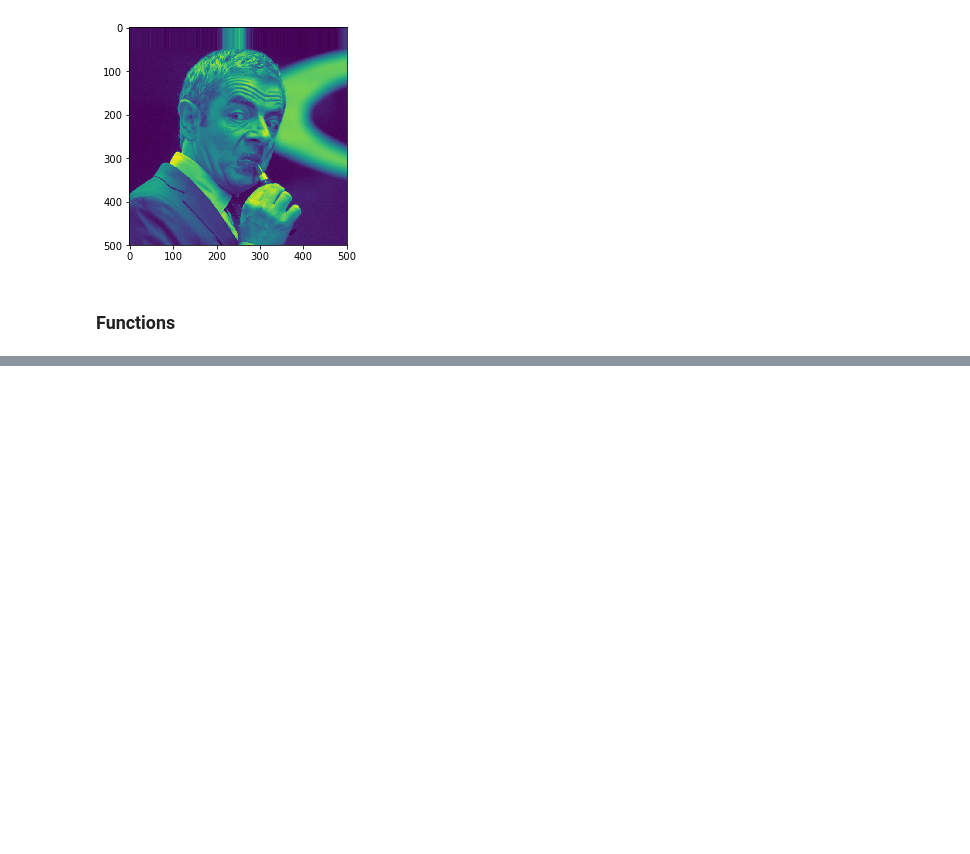
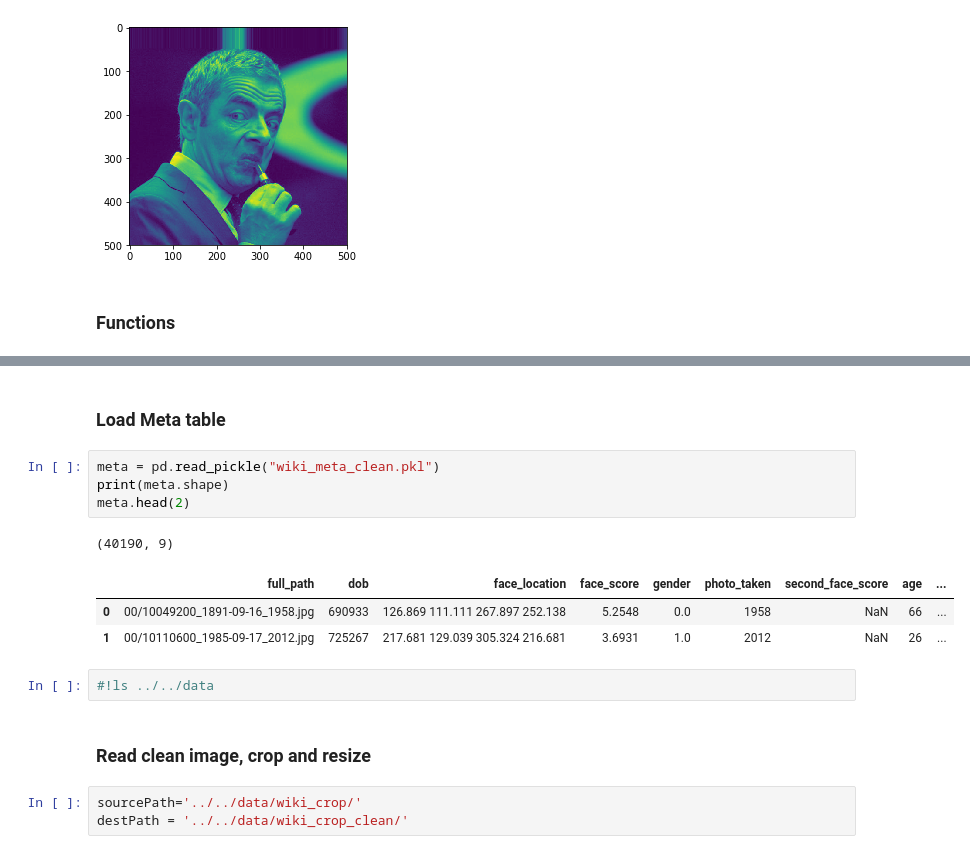
Before and after one commit to mbhuber/Insight-AI-Project, a Jupyter notebook: preprocess/test-preprocess.ipynb, the cells around one changed output, grey strips where cells are left out. Saved outputs shown, nothing was run; the diff lists cells and outputs as text; blank space fills up the shorter version.

```diff
--- a/preprocess/test-preprocess.ipynb
+++ b/preprocess/test-preprocess.ipynb
@@ -216,0 +103,18 @@ meta.age.hist(bins=30)
+# %% [markdown]
+### Load Meta table
+# %%
+meta = pd.read_pickle("wiki_meta_clean.pkl")
+print(meta.shape)
+meta.head(2)
+# %% [output]
+(40190, 9)
+|  | full_path | dob | face_location | face_score | gender | photo_taken | second_face_score | age | ... |
+| 0 | 00/10049200_1891-09-16_1958.jpg | 690933 | 126.869 111.111 267.897 252.138 | 5.2548 | 0.0 | 1958 | NaN | 66 | ... |
+| 1 | 00/10110600_1985-09-17_2012.jpg | 725267 | 217.681 129.039 305.324 216.681 | 3.6931 | 1.0 | 2012 | NaN | 26 | ... |
+# %%
+#!ls ../../data
+# %% [markdown]
+### Read clean image, crop and resize
+# %%
+sourcePath='../../data/wiki_crop/'
+destPath = '../../data/wiki_crop_clean/'
```
Also changed, not shown: parts of 31 cells of this notebook, 10 other files.
